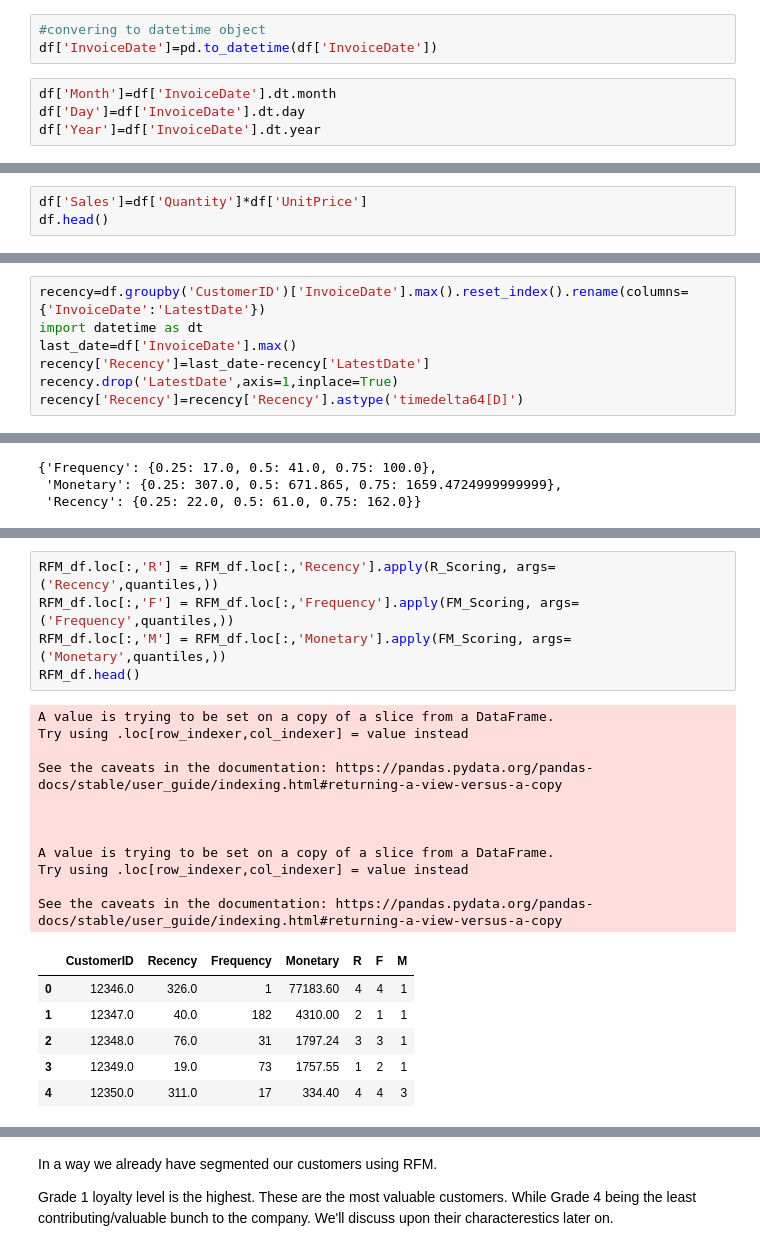
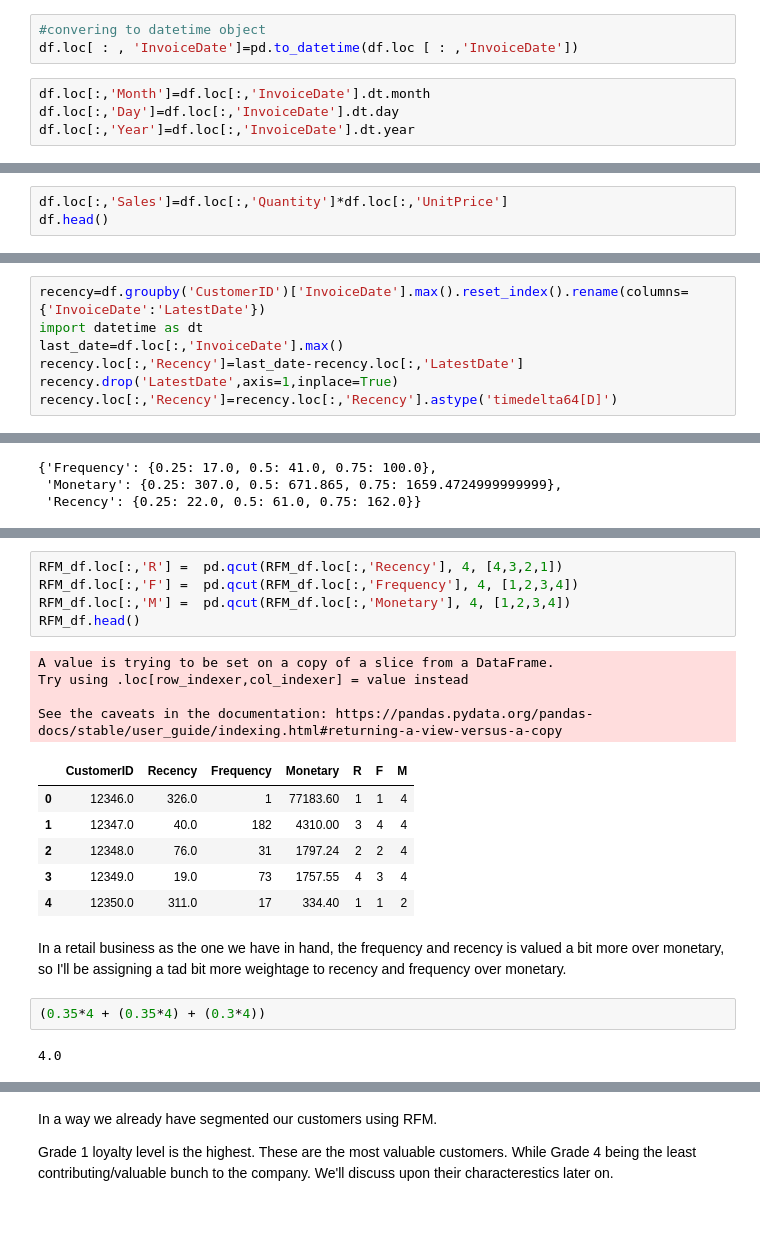
Before and after one commit to cpvivek/Onlie-Retail-Customer-Segmentation, a Jupyter notebook: Online_Retail_Customer_Segmentation__Vivek_CP_Capstone_Project.ipynb, the cells around one changed output, grey strips where cells are left out. Drawn from its saved outputs; the diff is of its cells as text; blank space fills up the shorter version.

```diff
--- a/Online_Retail_Customer_Segmentation__Vivek_CP_Capstone_Project.ipynb
+++ b/Online_Retail_Customer_Segmentation__Vivek_CP_Capstone_Project.ipynb
@@ -207,10 +207,10 @@ df['InvoiceDate']=df['InvoiceDate'].apply(lambda x: x[:][:-5])
 # %%
 #convering to datetime object
-df['InvoiceDate']=pd.to_datetime(df['InvoiceDate'])
+df.loc[ : , 'InvoiceDate']=pd.to_datetime(df.loc [ : ,'InvoiceDate'])
 # %%
-df['Month']=df['InvoiceDate'].dt.month
-df['Day']=df['InvoiceDate'].dt.day
-df['Year']=df['InvoiceDate'].dt.year
+df.loc[:,'Month']=df.loc[:,'InvoiceDate'].dt.month
+df.loc[:,'Day']=df.loc[:,'InvoiceDate'].dt.day
+df.loc[:,'Year']=df.loc[:,'InvoiceDate'].dt.year
 # %% [markdown]
 Now we can look into sales in different months
 # %%
@@ -239,7 +239,7 @@ We can see that month of november accounts for highest activity. The numbers in
 # %% [markdown]
 We can add another column depicting the value churned (Sales) from customer in a single transaction as product of quantity and Price
 # %%
-df['Sales']=df['Quantity']*df['UnitPrice']
+df.loc[:,'Sales']=df.loc[:,'Quantity']*df.loc[:,'UnitPrice']
 df.head()
 # %% [output]
 |  | InvoiceNo | StockCode | Description | Quantity | InvoiceDate | UnitPrice | CustomerID | Country | Month | ... |
@@ -324,10 +324,10 @@ cust_frequency
 # %%
 recency=df.groupby('CustomerID')['InvoiceDate'].max().reset_index().rename(columns={'InvoiceDate':'LatestDate'})
 import datetime as dt
-last_date=df['InvoiceDate'].max()
-recency['Recency']=last_date-recency['LatestDate']
+last_date=df.loc[:,'InvoiceDate'].max()
+recency.loc[:,'Recency']=last_date-recency.loc[:,'LatestDate']
 recency.drop('LatestDate',axis=1,inplace=True)
-recency['Recency']=recency['Recency'].astype('timedelta64[D]')
+recency.loc[:,'Recency']=recency.loc[:,'Recency'].astype('timedelta64[D]')
 # %% [markdown]
 ##Merging
 # %%
@@ -410,23 +410,22 @@ def FM_Scoring(a,b,c):
 # %%
-RFM_df.loc[:,'R'] = RFM_df.loc[:,'Recency'].apply(R_Scoring, args=('Recency',quantiles,))
-RFM_df.loc[:,'F'] = RFM_df.loc[:,'Frequency'].apply(FM_Scoring, args=('Frequency',quantiles,))
-RFM_df.loc[:,'M'] = RFM_df.loc[:,'Monetary'].apply(FM_Scoring, args=('Monetary',quantiles,))
+RFM_df.loc[:,'R'] =  pd.qcut(RFM_df.loc[:,'Recency'], 4, [4,3,2,1])
+RFM_df.loc[:,'F'] =  pd.qcut(RFM_df.loc[:,'Frequency'], 4, [1,2,3,4])
+RFM_df.loc[:,'M'] =  pd.qcut(RFM_df.loc[:,'Monetary'], 4, [1,2,3,4])
 RFM_df.head()
 # %% [output]
 A value is trying to be set on a copy of a slice from a DataFrame.
 Try using .loc[row_indexer,col_indexer] = value instead
 
 See the caveats in the documentation: https://pandas.pydata.org/pandas-docs/stable/user_guide/indexing.html#returning-a-view-versus-a-copy
-
-
-
-A value is trying to be set on a copy of a slice from a DataFrame.
-Try using .loc[row_indexer,col_indexer] = value instead
-
-See the caveats in the documentation: https://pandas.pydata.org/pandas-docs/stable/user_guide/indexing.html#returning-a-view-versus-a-copy
 |  | CustomerID | Recency | Frequency | Monetary | R | F | M |
-| 0 | 12346.0 | 326.0 | 1 | 77183.60 | 4 | 4 | 1 |
-| 1 | 12347.0 | 40.0 | 182 | 4310.00 | 2 | 1 | 1 |
-| 2 | 12348.0 | 76.0 | 31 | 1797.24 | 3 | 3 | 1 |
-| 3 | 12349.0 | 19.0 | 73 | 1757.55 | 1 | 2 | 1 |
-| 4 | 12350.0 | 311.0 | 17 | 334.40 | 4 | 4 | 3 |
+| 0 | 12346.0 | 326.0 | 1 | 77183.60 | 1 | 1 | 4 |
+| 1 | 12347.0 | 40.0 | 182 | 4310.00 | 3 | 4 | 4 |
+| 2 | 12348.0 | 76.0 | 31 | 1797.24 | 2 | 2 | 4 |
+| 3 | 12349.0 | 19.0 | 73 | 1757.55 | 4 | 3 | 4 |
+| 4 | 12350.0 | 311.0 | 17 | 334.40 | 1 | 1 | 2 |
+# %% [markdown]
+In a retail business as the one we have in hand, the frequency and recency is valued a bit more over monetary, so I'll be assigning a tad bit more weightage to recency and frequency over monetary.
+# %%
+(0.35*4 + (0.35*4) + (0.3*4))
+# %% [output]
+4.0
```
Also changed, not shown: parts of 34 cells of this notebook.
